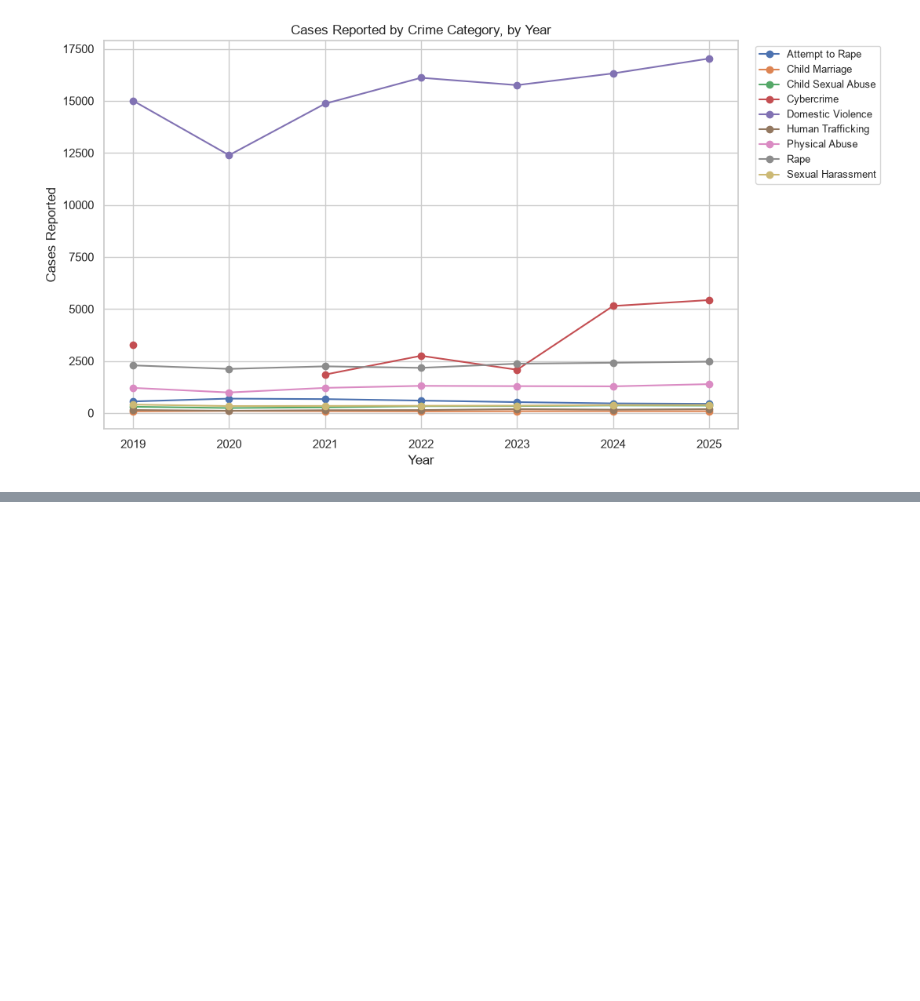
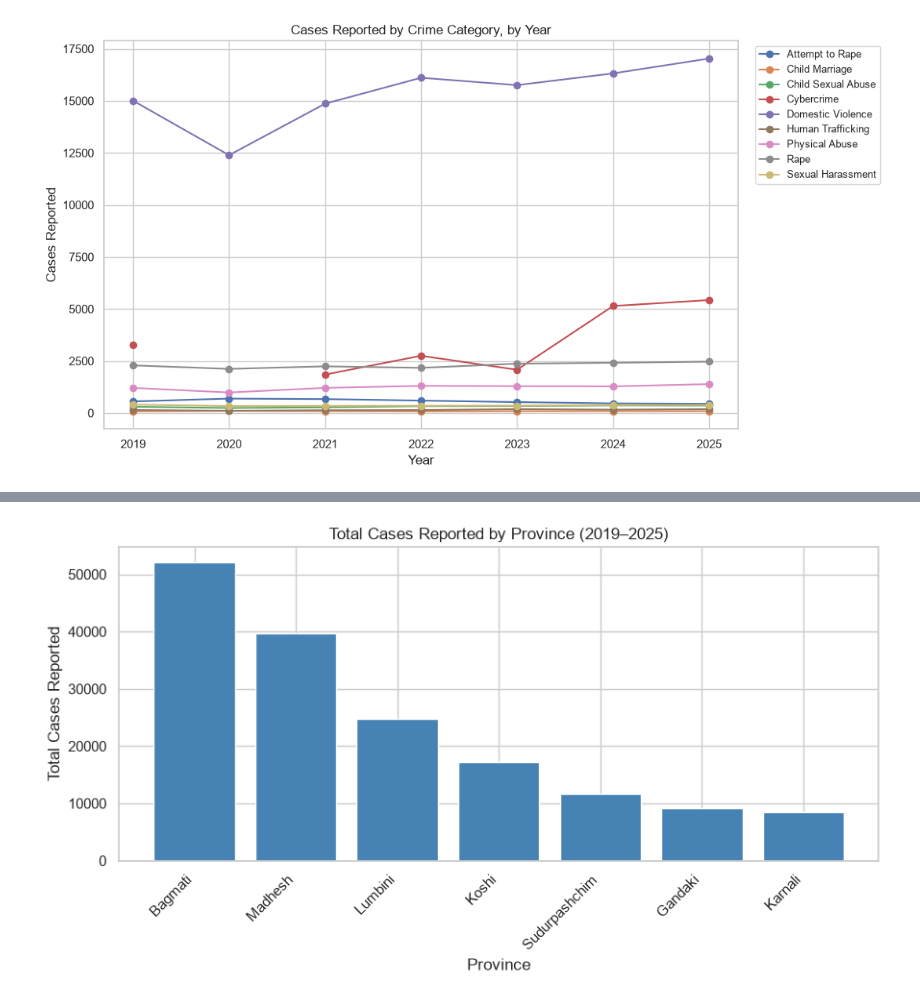
Before and after one commit to rohanpiya/gbv-nepal-eda, a Jupyter notebook: notebooks/01_gbv_nepal_eda.ipynb, the cells around one changed output, grey strips where cells are left out. Cells and saved outputs as stored; diff of their text form; code cells hidden in the pictures; blank space fills up the shorter version.

```diff
--- a/notebooks/01_gbv_nepal_eda.ipynb
+++ b/notebooks/01_gbv_nepal_eda.ipynb
@@ -256,0 +261,3 @@ plt.show()
+# %%
+province_totals = df[df['Year'] != 2026].groupby('Province')['Cases_Reported'].sum().sort_values(ascending=False)
+province_totals
@@ -256,0 +274,12 @@ plt.show()
+# %%
+plt.figure(figsize=(9, 5))
+plt.bar(province_totals.index, province_totals.values, color='steelblue')
+plt.title('Total Cases Reported by Province (2019–2025)')
+plt.xlabel('Province')
+plt.ylabel('Total Cases Reported')
+plt.xticks(rotation=45, ha='right')
+plt.tight_layout()
+plt.savefig('../outputs/figures/province_totals.png', dpi=150)
+plt.show()
+# %% [output]
+[figure, added]
```
Also changed, not shown: parts of 5 cells of this notebook, 2 other files.
